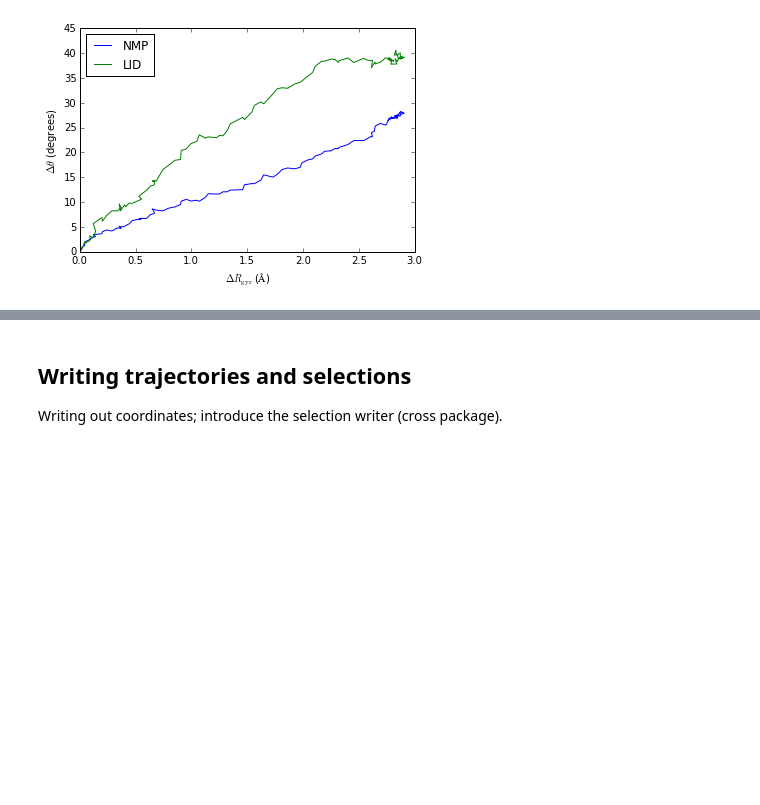
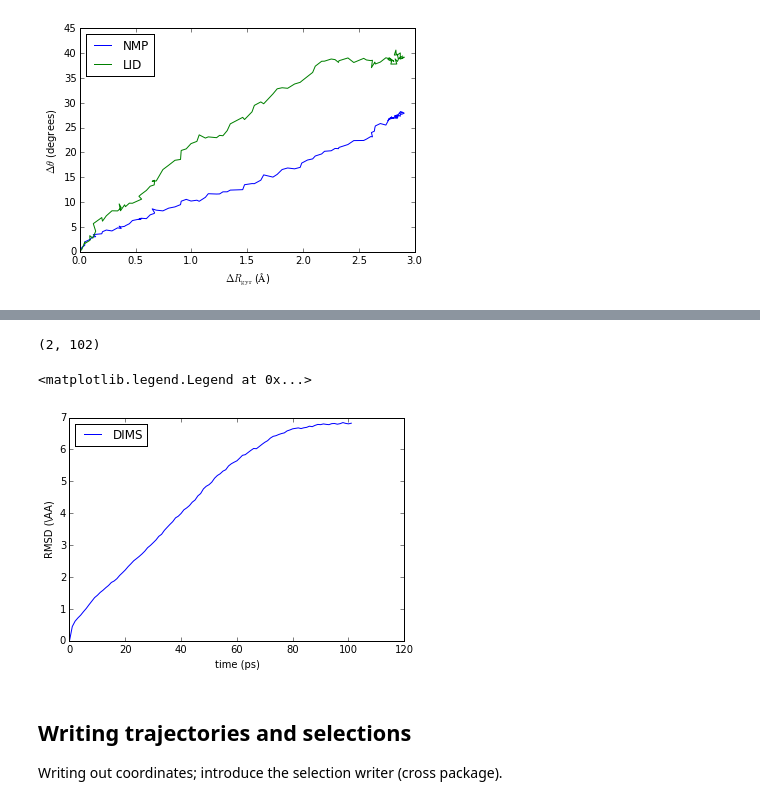
Before and after one commit to Becksteinlab/MDAnalysis-workshop, a Jupyter notebook: notebooks/MDAnalysis_Workshop_Part_2.ipynb, the cells around one changed output, grey strips where cells are left out. Saved outputs shown, nothing was run; the diff lists cells and outputs as text; code cells hidden in the pictures; blank space fills up the shorter version.

Commit message:
RMSD calculation added

```diff
--- a/notebooks/MDAnalysis_Workshop_Part_2.ipynb
+++ b/notebooks/MDAnalysis_Workshop_Part_2.ipynb
@@ -366,0 +371,6 @@ In particular, we can do RMSD fitting.
+# %%
+ca = u.select_atoms("name CA")
+
+u.trajectory[0]
+ref = ca.positions.copy()
+ref_com = ca.center_of_mass()
@@ -367,3 +408,18 @@ In particular, we can do RMSD fitting.
+# %%
+data = np.array([[ts.time, rms.rmsd(ca.positions, ref, center=True)] for ts in u.trajectory]).transpose()
+# %%
+data.shape
+# %% [output]
+(2, 102)
+# %%
+ax1 = plt.subplot(111)
+ax1.plot(data[0], data[1], label="DIMS")
+ax1.set_xlabel("time (ps)")
+ax1.set_ylabel(r"RMSD (\AA)")
+ax1.legend(loc="best")
+# %% [output]
+<matplotlib.legend.Legend at 0x...>
+[figure, added]
 # %% [markdown]
 ## Writing trajectories and selections
 Writing out coordinates; introduce the selection writer (cross package).
```
Also changed, not shown: parts of 13 cells of this notebook.
